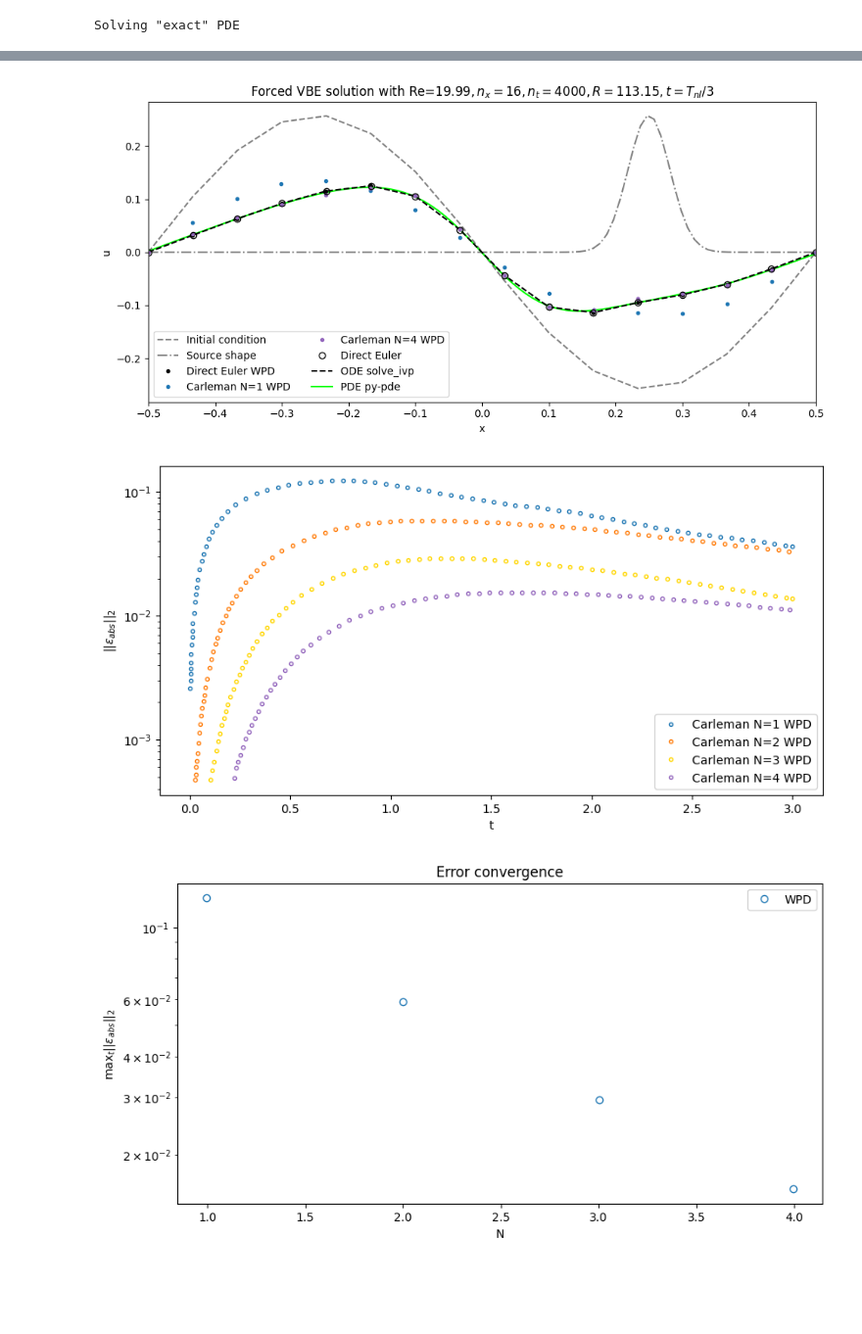
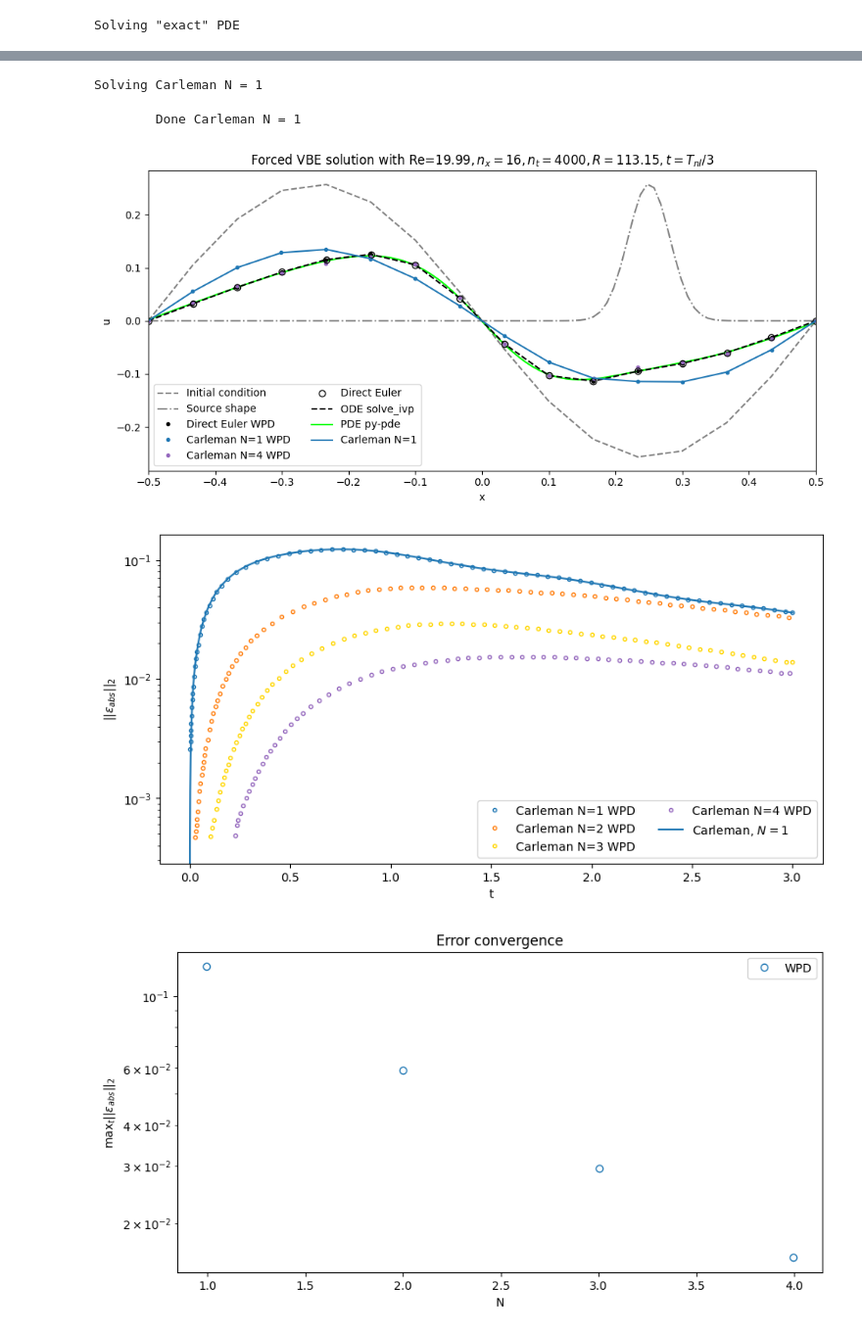
Before and after one commit to RePlasma/LiuCarleman2021, a Jupyter notebook: carleman_burgers.ipynb, the cells around one changed output, grey strips where cells are left out. Shown at 98% size. Saved outputs shown, nothing was run; the diff lists cells and outputs as text; code cells hidden in the pictures; blank space fills up the shorter version.

Commit message:
Carleman N=1 working

```diff
--- a/carleman_burgers.ipynb
+++ b/carleman_burgers.ipynb
@@ -282,44 +282,53 @@ A.eliminate_zeros()
 # %%
 # Solve Carleman system
-ys_c_N = np.zeros((N_max,nt,dNs[N_max]);
-for N in Ns[0]:
-    A_N = A(1:dNs(N),1:dNs(N));
-    b_N = np.zeros(dNs[N]);
+ys_c_N = np.zeros((N_max,nt,dNs[N_max-1]));
+for N in Ns:
+    A_N = A[0:dNs[N-1],0:dNs[N-1]];
+    b_N = np.zeros(dNs[N-1]);
 
     b_N[0:nx] = F0_fun(1,xs);
     y0s = [];
     for i in range(N):
-        y0s = [y0s, kronp(u0s,i)];
+        #y0s = [y0s, kronp(u0s,i)];
+        if i<=1:
+            y0s = u0s;
+        elif i>1:
+            y0s = [y0s, kronp(u0s,i)];
 
-    print('Solving Carleman N=%d\n',N);
+    print('Solving Carleman N =',N);
 
     ys = np.zeros((nt,dNs[N-1]));
-    ys(1,:) = y0s;
-    for k = 1:(nt-1)
+    ys[0,:] = y0s;
+    for k in trange(nt-1):
         # Rebuild the inhomogeneous part of the Carleman matrix per time
         # step
-        for i in range(2,N):
-            a0 = 1+(nx^i-nx)/(nx-1);
-            a1 = a0 + nx^i-1;
-            b0 = 1+(nx^(i-1)-nx)/(nx-1);
-            b1 = b0 + nx^(i-1)-1;
 
-            Aij = spalloc(nx^i,nx^(i-1),nx^i);
-            Fj = F0_fun(ts(k),xs)';
+        # does not enter this loop if N=1
+        for i in range(1,N+1):
+            a0 = int( (nx**i-nx)/(nx-1) );
+            a1 = int( a0 + nx**i );
+            b0 = int( (nx**(i-1)-nx)/(nx-1) );
+            b1 = int( b0 + nx**(i-1) );
+
+            Aij = np.zeros( (nx**i,nx**(i-1) ) ) ;
+            Fj = F0_fun(ts[k],xs);
 
             for p in range(i):
-                Ia = kronp(sparse(eye(nx)), p-1);
-                Ib = kronp(sparse(eye(nx)), i-p);
-                Aij = Aij + kron(kron(Ia, Fj), Ib);
+                Ia = kronp( np.eye(nx), p-1);
+                Ib = kronp( np.eye(nx), i-p-1);
+                Aij = Aij + np.reshape( np.kron(np.kron(Ia, Fj), Ib), (nx,1) );
 
-            A_N(a0:a1,b0:b1) = Aij;
+            A_N[a0:a1,b0:b1] = Aij;
 
-        b_N(1:nx) = F0_fun(ts(k),xs);
-        ys(k+1,:) = ys(k,:) + dt*(A_N*ys(k,:) + b_N);
+        b_N[0:nx] = F0_fun(ts[k],xs);
+        ys[k+1,:] = ys[k,:] + dt*( np.matmul(A_N,ys[k,:]) + b_N);
 
-    print('Done\n',N);
-    ys_c_N(N,:,1:dNs(N)) = real(ys(:,:));
-us_c_N = ys_c_N(:,:,1:nx);
+    print('\tDone Carleman N =',N);
+    ys_c_N[N-1,:,0:dNs[N-1]] = np.real(ys[:,:]);
+us_c_N = ys_c_N[:,:,0:nx];
+# %% [output]
+Solving Carleman N = 1
+        Done Carleman N = 1
 # %%
 # Calculate errors
 dus_c_d_N = np.zeros((N_max,nt,nx));
@@ -410,12 +420,9 @@ plt.plot(datatmp2[:,0][indxs],datatmp2[:,1][indxs],'.', color='tab:purple', labe
 plt.plot(xs, us_e[i_plot,:],'ko', label=r'Direct Euler', markerfacecolor='none');
 plt.plot(xs, us_d[:,i_plot],'k--', label=r'ODE solve_ivp', zorder=-99);
 plt.plot(xs_pde, us_pde[i_plot_pde,:], color='lime', label=r'PDE py-pde', zorder=-999)
-"""
-for N = [Ns(1) Ns(end)]
-    ax.ColorOrderIndex = N;
-    plot(xs,reshape(ys_c_N(N,i_plot,1:nx),nx,1),'-*','DisplayName',sprintf('Carleman at $T_{nl}/3$, $N=%d$',N));
-ylim([-max(abs(us_pde(1,:))), max(abs(us_pde(1,:)))]);
-"""
+for N in Ns:
+    plt.plot(xs, np.reshape(ys_c_N[N-1,i_plot,0:nx], (nx)) , label=r'Carleman N={}'.format(N))
+
 plt.legend(ncol=2)
 Re_act = np.max(np.max(us_pde))*L0/nu;
 plt.title(r'Forced VBE solution with Re='+'${:.2f}, n_x={}, n_t={}, R={:.2f}$'.format(Re_act, nx, nt, R)+'$, t=T_{nl}/3$' )
@@ -427,44 +434,45 @@ plt.xticks(np.arange(-0.5,0.51,0.1))
 plt.tight_layout()
 plt.show()
 # %% [output]
-[figure, old version]
+[figure, new version]
 # %%
 # fig1b Error of each Carleman approach
 fig, ax = plt.subplots(nrows=1, ncols=1, figsize=(10, 5))
 
 f = open('dataWPD/Fig1b/wpd.json')
 data = json.load(f)
 #
 datatmp = data['datasetColl'][0]['data']
 datatmp2 = np.array([datatmp[i]['value'] for i in range(len(datatmp))])
 indxs = np.argsort(datatmp2[:,0])
 plt.plot(datatmp2[:,0][indxs],datatmp2[:,1][indxs],'.', markerfacecolor='none', color='tab:blue', label='Carleman N=1 WPD')
 #
 datatmp = data['datasetColl'][1]['data']
 datatmp2 = np.array([datatmp[i]['value'] for i in range(len(datatmp))])
 indxs = np.argsort(datatmp2[:,0])
 plt.plot(datatmp2[:,0][indxs],datatmp2[:,1][indxs],'.', markerfacecolor='none', color='tab:orange', label='Carleman N=2 WPD')
 #
 datatmp = data['datasetColl'][2]['data']
 datatmp2 = np.array([datatmp[i]['value'] for i in range(len(datatmp))])
 indxs = np.argsort(datatmp2[:,0])
 plt.plot(datatmp2[:,0][indxs],datatmp2[:,1][indxs],'.', markerfacecolor='none', color='gold', label='Carleman N=3 WPD')
 #
 datatmp = data['datasetColl'][3]['data']
 datatmp2 = np.array([datatmp[i]['value'] for i in range(len(datatmp))])
 indxs = np.argsort(datatmp2[:,0])
 plt.plot(datatmp2[:,0][indxs],datatmp2[:,1][indxs],'.', markerfacecolor='none', color='tab:purple', label='Carleman N=4 WPD')
 
-#for N in Ns:
-#    plt.plot(ts,eps_c_d_N[N,:], label=r'Carleman, $N={}$'.format(N) );
+for N1 in Ns:
+    N=N1-1
+    plt.plot(ts,eps_c_d_N[N,:], label=r'Carleman, $N={}$'.format(N1) );
 
-plt.legend()
+plt.legend(ncol=2)
 plt.xlabel(r't')
 plt.ylabel(r'$||\epsilon_{abs}||_2$')
 plt.yscale('log')
 plt.show()
 # %% [output]
-[figure, old version]
+[figure, new version]
 # %%
 # fig1c
 fig, ax = plt.subplots(nrows=1, ncols=1, figsize=(10, 5))
```
Also changed, not shown: parts of 6 cells of this notebook.
